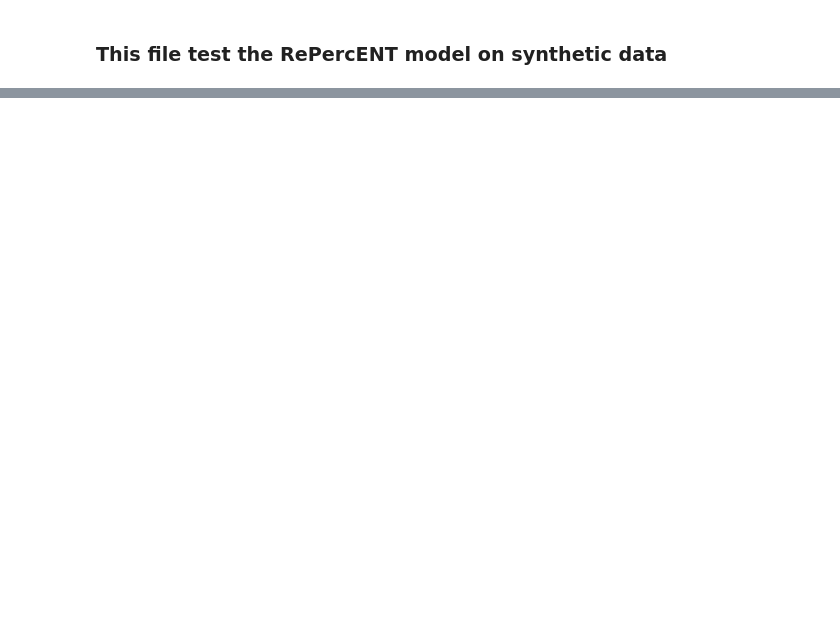
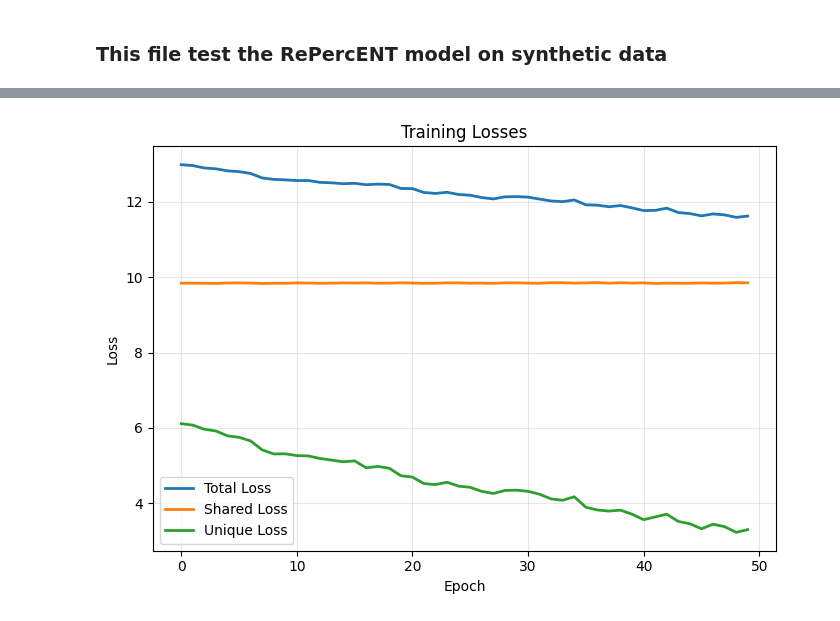
Before and after one commit to Vascorn/RePercENT, a Jupyter notebook: notebooks/repercent_synthetic.ipynb, the cells around one changed output, grey strips where cells are left out. Drawn from its saved outputs; the diff is of its cells as text; code cells hidden in the pictures; blank space fills up the shorter version.

```diff
--- a/notebooks/repercent_synthetic.ipynb
+++ b/notebooks/repercent_synthetic.ipynb
@@ -36,0 +170,2 @@ dataset = MultimodalDataset(total_data= gen_data.dataset_dict['total_data'], lab
+# %%
+model = RePercENT(M= 2, disenEncoder= [dissen_m1, dissen_m2]).to(device)
@@ -36,0 +174,20 @@ dataset = MultimodalDataset(total_data= gen_data.dataset_dict['total_data'], lab
+# %%
+dataloader = DataLoader(dataset, batch_size= 16, shuffle= True)
+
+for batch_idx, (data_m1, data_m2, labels_1, labels_2, labels_s) in enumerate(dataloader):
+    data_m1 = data_m1.to(device)
+    data_m2 = data_m2.to(device)
+    print("Testing augmentation")
+
+    data_m1_aug = gen_data.augment_data(data_m1, aug_type= "noise", snr= 20)
+    data_m1_random_drop = gen_data.augment_data(data_m1, aug_type= "random_drop", drop_scale= 10)
+    data_1_swap = gen_data.augment_data(data_m1, aug_type= "swap")
+    print("Original Data Modality 1:", data_m1[0, 0, :])
+    print("Augmented Data Modality 1 (Noise):", data_m1_aug[0, 0, :])
+    print("Augmented Data Modality 1 (Random Drop):", data_m1_random_drop[0, 0, :])
+    print("Augmented Data Modality 1 (Swap):", data_1_swap[0, 0, :])
+    # outputs = model(data_m1, data_m2)
+    # print(f"Batch {batch_idx+1}:")
+    # for i, (output, val) in enumerate(outputs.items()):
+    #     print(f" Model output {i+1} - {output}: {val}")
+    break  # Just process one batch for demonstration
@@ -36,0 +315,22 @@ dataset = MultimodalDataset(total_data= gen_data.dataset_dict['total_data'], lab
+# %%
+import matplotlib.pyplot as plt
+
+# Plot training losses and accuracies
+fig, axes = plt.subplots(1, 1, figsize=(7, 5))
+
+# Loss components
+axes.plot(train_loss_logs["loss"], label="Total Loss", linewidth=2)
+axes.plot(train_loss_logs["loss_shared"], label="Shared Loss", linewidth=2)
+axes.plot(train_loss_logs["loss_unique"], label="Unique Loss", linewidth=2)
+# axes.plot(train_loss_logs["loss_ortho"], label="Ortho Loss", linewidth=2)
+
+axes.set_xlabel("Epoch")
+axes.set_ylabel("Loss")
+axes.set_title("Training Losses")
+axes.legend()
+axes.grid(True, alpha=0.3)
+
+plt.tight_layout()
+plt.show()
+# %% [output]
+[figure, added]
```
Also changed, not shown: parts of 15 cells of this notebook, 5 other files.
